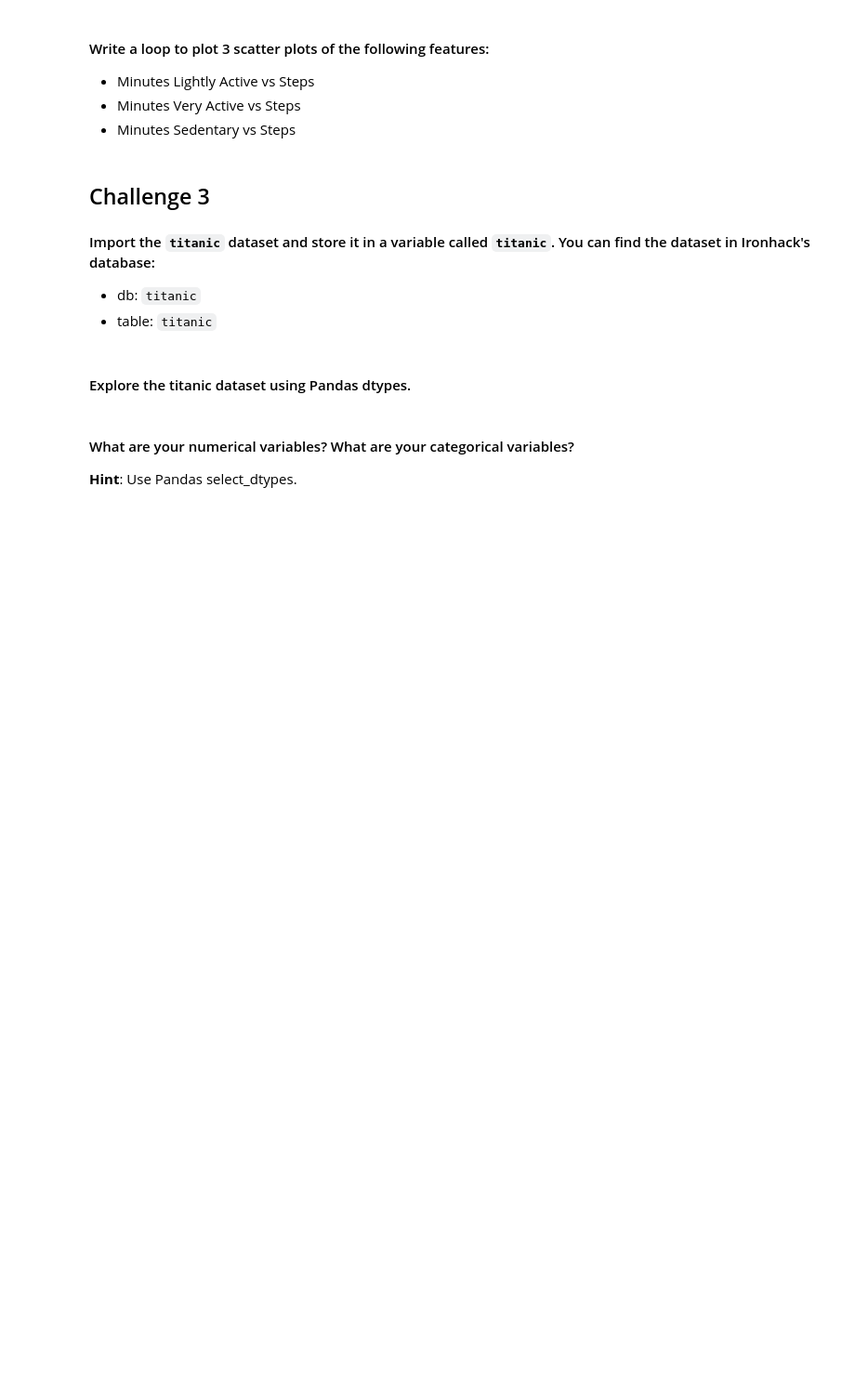
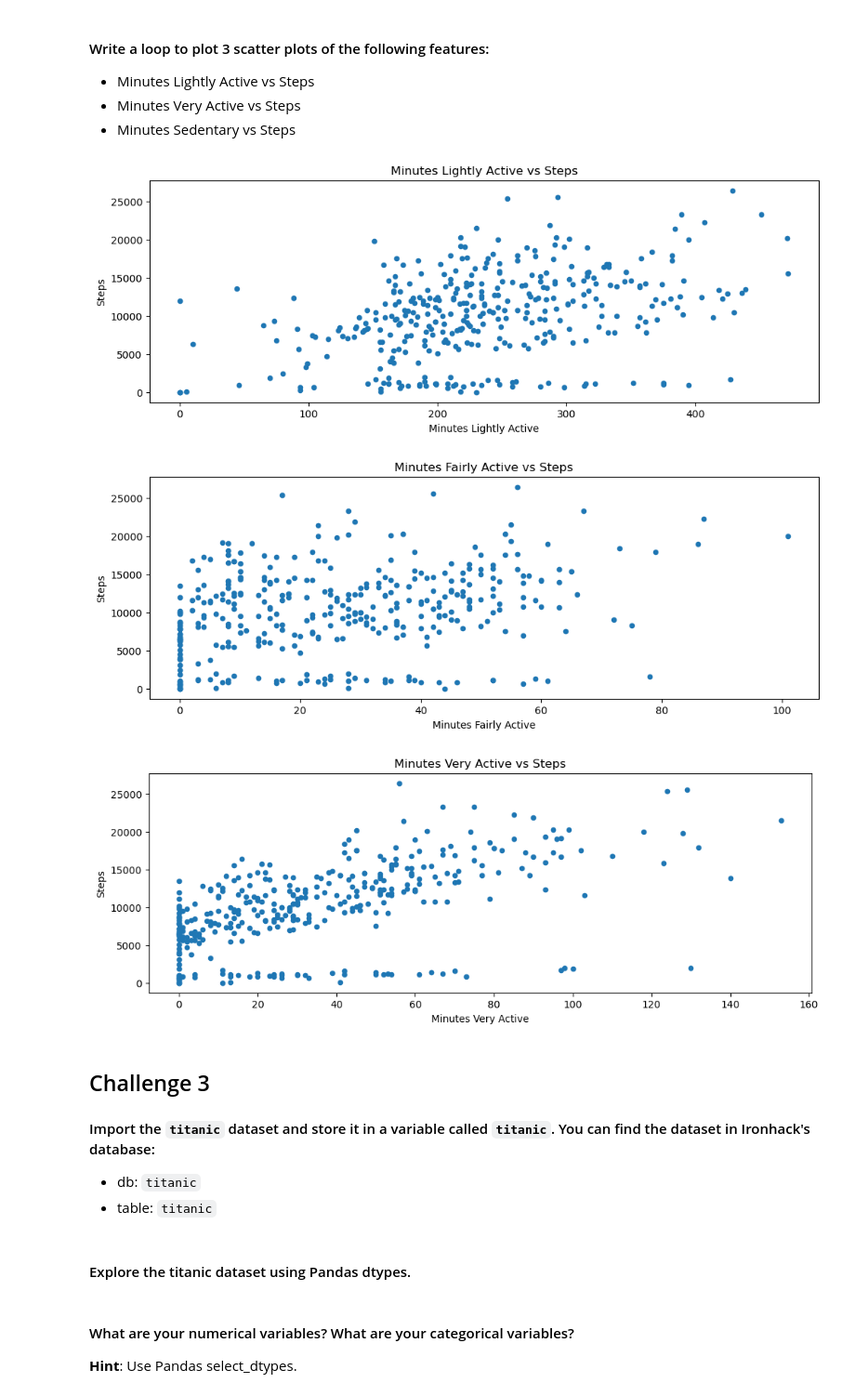
Before and after one commit to Kristinawk/dataptmad0924_labs, a Jupyter notebook: module-2/matplotlib-seaborn/your-code/main.ipynb, the cells around one changed output. Shown at 93% size. Cells and saved outputs as stored; diff of their text form; code cells hidden in the pictures; blank space fills up the shorter version.

```diff
--- a/module-2/matplotlib-seaborn/your-code/main.ipynb
+++ b/module-2/matplotlib-seaborn/your-code/main.ipynb
@@ -167,3 +250,15 @@ How the average number of steps change by month. Use the appropriate visualizati
+# %%
+# your code here
+Minuts_Active_list = ["Minutes Lightly Active", "Minutes Fairly Active", "Minutes Very Active"]
+for column in Minuts_Active_list:
+    fitbit.plot(x=column, y='Steps', kind='scatter', figsize=(12,4))
+    plt.xlabel(column)
+    plt.ylabel('Steps')
+    plt.title(f'{column} vs Steps')
+# %% [output]
+[figure, added]
+[figure, added]
+[figure, added]
 # %% [markdown]
 ## Challenge 3
 
```
Also changed, not shown: parts of 8 cells of this notebook, 2 other files.
